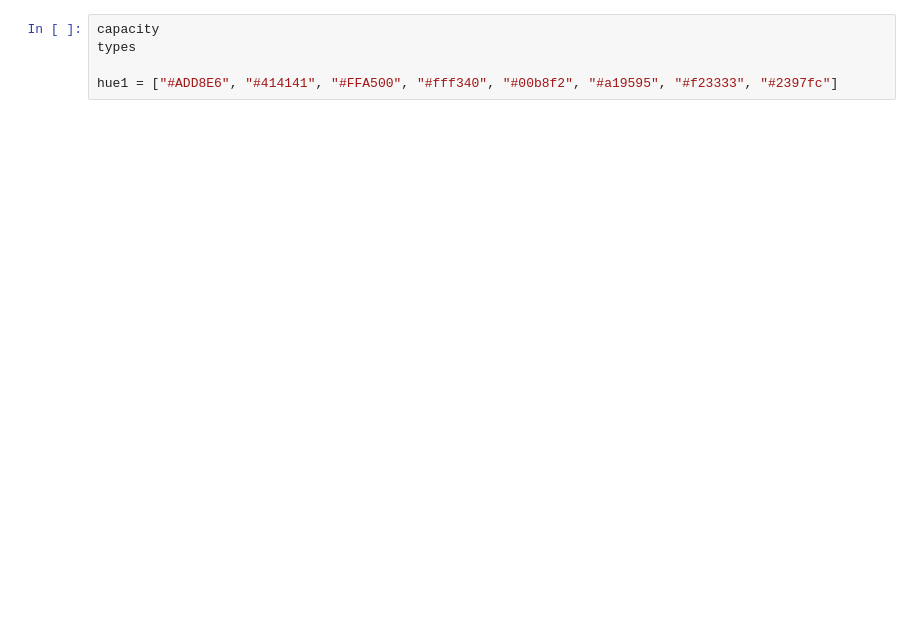
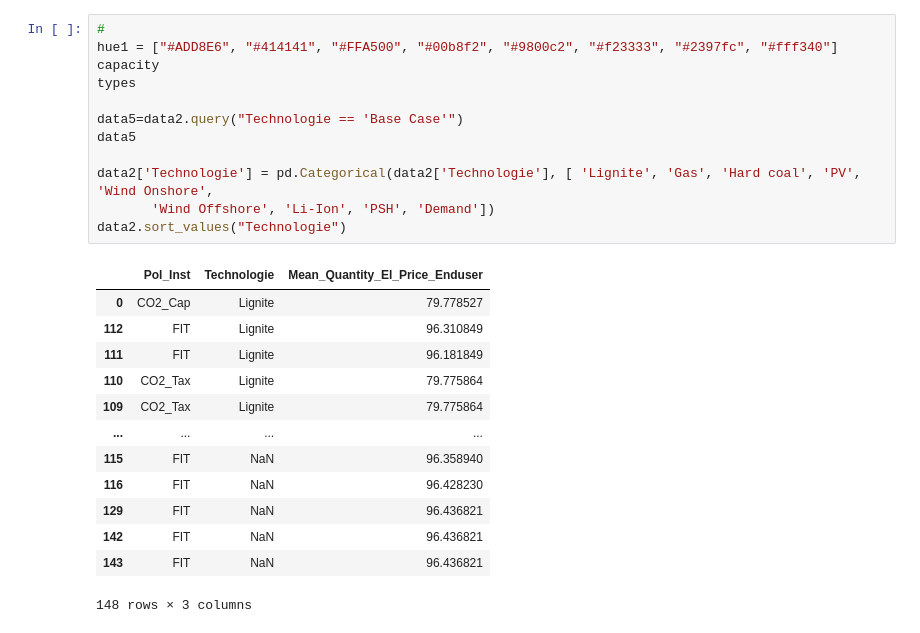
Before and after one commit to sjshtura/EWL-DUE, a Jupyter notebook: HEMF Working Paper/figure 8.ipynb, the cells around one changed output. Cells and saved outputs as stored; diff of their text form; blank space fills up the shorter version.

```diff
--- a/HEMF Working Paper/figure 8.ipynb
+++ b/HEMF Working Paper/figure 8.ipynb
@@ -29,7 +54,28 @@ print(data2)
-# %%
-capacity
-types
-
-hue1 = ["#ADD8E6", "#414141", "#FFA500", "#fff340", "#00b8f2", "#a19595", "#f23333", "#2397fc"]
+# %%
+#
+hue1 = ["#ADD8E6", "#414141", "#FFA500", "#00b8f2", "#9800c2", "#f23333", "#2397fc", "#fff340"]
+capacity
+types
+
+data5=data2.query("Technologie == 'Base Case'")
+data5
+
+data2['Technologie'] = pd.Categorical(data2['Technologie'], [ 'Lignite', 'Gas', 'Hard coal', 'PV', 'Wind Onshore',
+       'Wind Offshore', 'Li-Ion', 'PSH', 'Demand'])
+data2.sort_values("Technologie")
+# %% [output]
+|  | Pol_Inst | Technologie | Mean_Quantity_El_Price_Enduser |
+| 0 | CO2_Cap | Lignite | 79.778527 |
+| 112 | FIT | Lignite | 96.310849 |
+| 111 | FIT | Lignite | 96.181849 |
+| 110 | CO2_Tax | Lignite | 79.775864 |
+| 109 | CO2_Tax | Lignite | 79.775864 |
+| ... | ... | ... | ... |
+| 115 | FIT | NaN | 96.358940 |
+| 116 | FIT | NaN | 96.428230 |
+| 129 | FIT | NaN | 96.436821 |
+| 142 | FIT | NaN | 96.436821 |
+| 143 | FIT | NaN | 96.436821 |
+148 rows × 3 columns
 # %%
 import seaborn as sns
```
Also changed, not shown: parts of 3 cells of this notebook, 31 other files.
